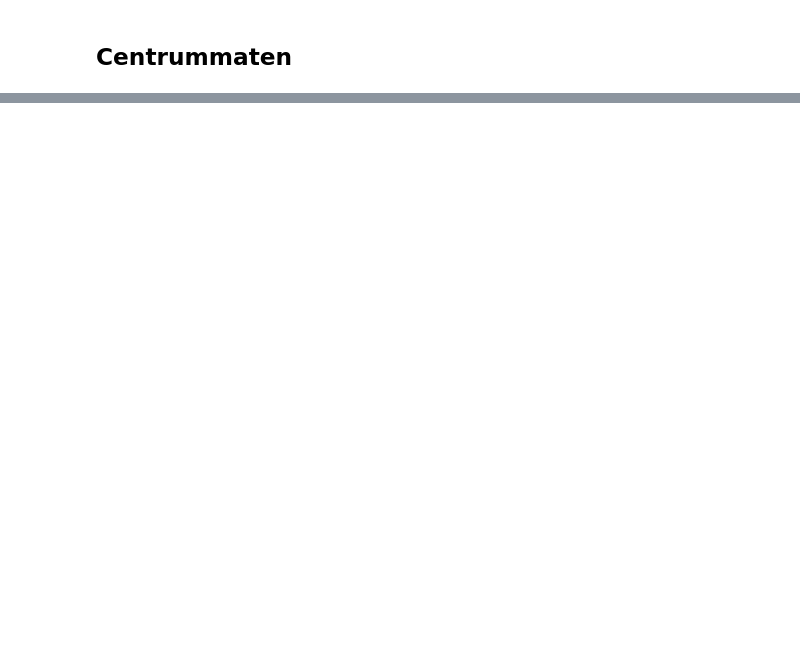
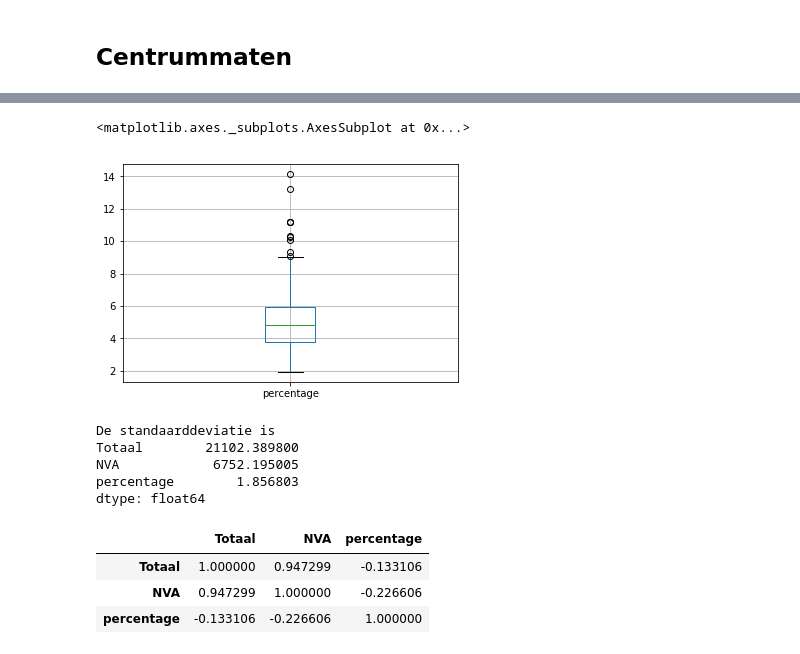
Before and after one commit to sacharypens/Big-Data-2018-2019, a Jupyter notebook: Statistics_on_Gemeenteraadsverkiezingen/Statistics_NVA_2012.ipynb, the cells around one changed output, grey strips where cells are left out. Drawn from its saved outputs; the diff is of its cells as text; code cells hidden in the pictures; blank space fills up the shorter version.

```diff
--- a/Statistics_on_Gemeenteraadsverkiezingen/Statistics_NVA_2012.ipynb
+++ b/Statistics_on_Gemeenteraadsverkiezingen/Statistics_NVA_2012.ipynb
@@ -125,0 +152,21 @@ TypeError: list indices must be integers or slices, not NoneType
+# %%
+data_participated.boxplot(column="percentage")
+# %% [output]
+<matplotlib.axes._subplots.AxesSubplot at 0x...>
+[figure, added]
+# %%
+print("De standaarddeviatie is ")
+print(data_participated.std())
+# %% [output]
+De standaarddeviatie is
+Totaal        21102.389800
+NVA            6752.195005
+percentage        1.856803
+dtype: float64
+# %%
+data_participated.corr()
+# %% [output]
+|  | Totaal | NVA | percentage |
+| Totaal | 1.000000 | 0.947299 | -0.133106 |
+| NVA | 0.947299 | 1.000000 | -0.226606 |
+| percentage | -0.133106 | -0.226606 | 1.000000 |
```
Also changed, not shown: parts of 25 cells of this notebook, 5 other files.
